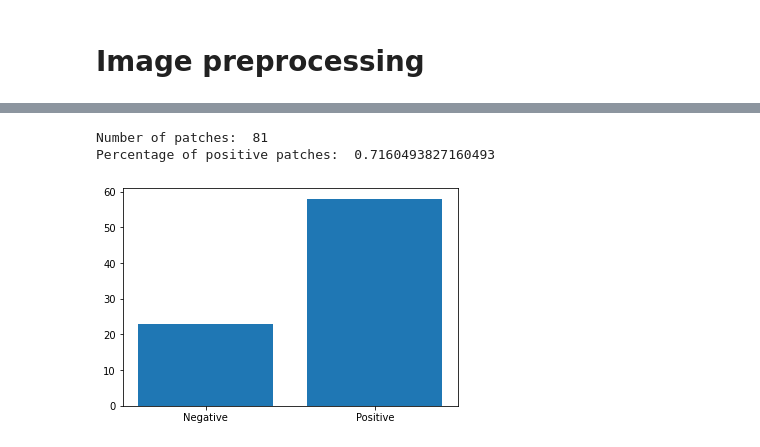
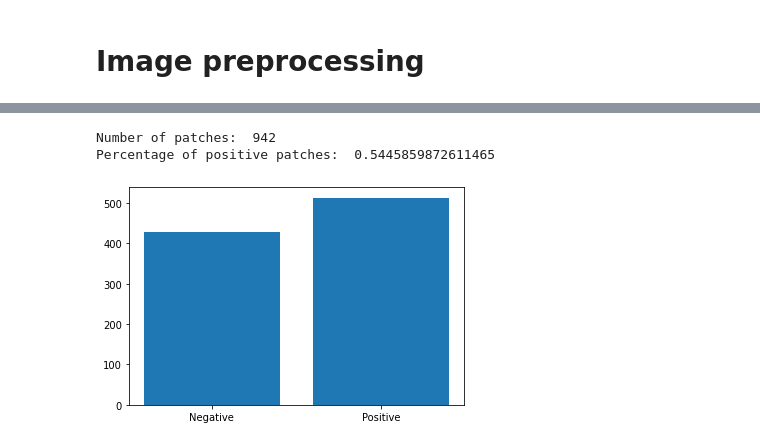
Before and after one commit to alejandroborj/heterogeneous-data, a Jupyter notebook: code/WSI/preprocessing.ipynb, the cells around one changed output, grey strips where cells are left out. Saved outputs shown, nothing was run; the diff lists cells and outputs as text; code cells hidden in the pictures.

Commit message:
Implementing lMDB without normalization of images

```diff
--- a/code/WSI/preprocessing.ipynb
+++ b/code/WSI/preprocessing.ipynb
@@ -12,10 +12,12 @@ data_path = r"C:\Users\Alejandro\Desktop\heterogeneous-data\data\gdc_download_20
 
 #case_id = os.listdir(data_path) # For all data
 # %%
-SPLITS = 10
+SPLITS = [1,2,3,4,5,6,7,8,9]
 
-for SPLIT in range(SPLITS):
+for SPLIT in SPLITS:
     print(f"Procesando SPLIT: {SPLIT}")
+
+    name = f"data_set_x20_100%_split{SPLIT}"
 
     case_id = open(f"C:\\Users\\Alejandro\\Desktop\\heterogeneous-data\\splits\\testsplit{SPLIT}.txt", "r").read().split()
 
@@ -27,10 +29,6 @@ for SPLIT in range(SPLITS):
 
     data_set = data_r.read_data(
             paths,
-            patch_size=512)
-
-    name = f"data_set_x20_25%_split{SPLIT}"
-
-    with open(f"C:/Users/Alejandro/Desktop/heterogeneous-data/data/datasets/{name}.obj", 'wb') as f:
-        object_pi2 = pickle.dump(data_set, f)
+            patch_size=512,
+            name = name)
 # %% [output]
@@ -72,0 +36,11 @@ Number of samples:  81
+# %%
+import matplotlib.pyplot as plt
+
+name = f"data_set_x20_100%_split0"
+
+X, y = [],[]
+
+for i in range(9):
+    X_, y_, sample = data_reader.read_lmdb(f"C:/Users/Alejandro/Desktop/heterogeneous-data/data/patches/{name}")
+    X.append(X_)
+    y.append(y_)
@@ -73,10 +57,10 @@ Number of samples:  81
 # %%
-positive = [(y[0]==1) for y in data_set.labels].count(True)
-plt.bar(["Negative", "Positive"], [data_set.__len__()-positive ,positive])
+positive = [(i[0]==1) for i in y].count(True)
+plt.bar(["Negative", "Positive"], [len(y)-positive ,positive])
 
-print("Number of patches: ", data_set.__len__())
-print("Percentage of positive patches: ", positive/data_set.__len__())
+print("Number of patches: ",len(y))
+print("Percentage of positive patches: ", positive/len(y))
 # %% [output]
-Number of patches:  81
-Percentage of positive patches:  0.7160493827160493
+Number of patches:  942
+Percentage of positive patches:  0.5445859872611465
-[figure, old version]
+[figure, new version]
```
Also changed, not shown: parts of 6 cells of this notebook, 7 other files.
